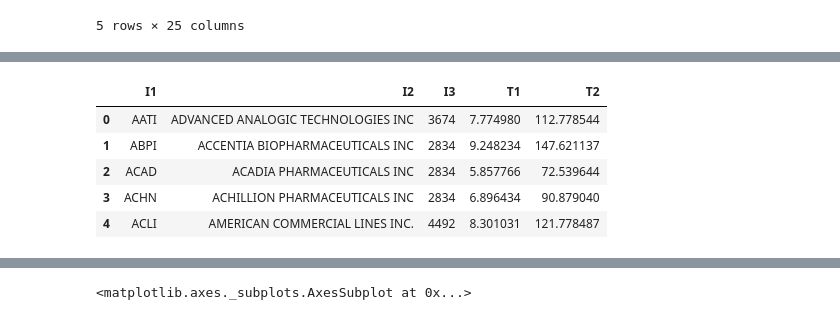
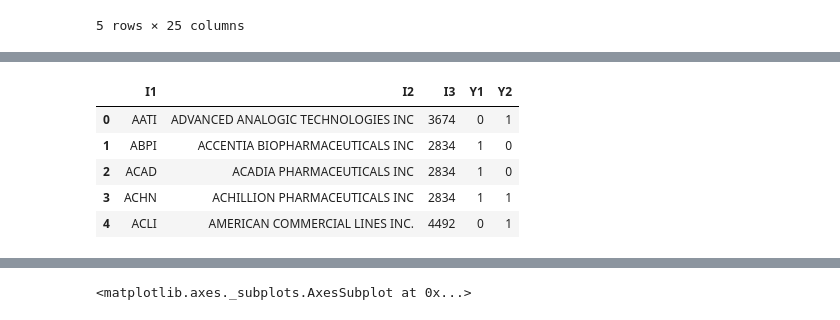
Before and after one commit to BA545-SP2019/2019-competition1-jkj, a Jupyter notebook: Pipeline 1 (Z-Score)/Normalization (ZScore).ipynb, the cells around one changed output, grey strips where cells are left out. Saved outputs shown, nothing was run; the diff lists cells and outputs as text; code cells hidden in the pictures.

```diff
--- a/Pipeline 1 (Z-Score)/Normalization (ZScore).ipynb
+++ b/Pipeline 1 (Z-Score)/Normalization (ZScore).ipynb
@@ -37,7 +37,7 @@ print(norm_df.isnull().sum(axis=0).tolist())
 # %%
 # Taking catagorical variables and putting them in df_I
 # This way, they do not interfere with Standardization
-df_I = norm_df.iloc[:,:3]
+df_I = df.iloc[:,:3]
 
 # Checking df_I
 df_I.head()
@@ -48,3 +48,8 @@ df_I.head()
 | 2 | ACAD | ACADIA PHARMACEUTICALS INC | 2834 |
 | 3 | ACHN | ACHILLION PHARMACEUTICALS INC | 2834 |
 | 4 | ACLI | AMERICAN COMMERCIAL LINES INC. | 4492 |
+# %%
+# Taking target variables and putting them in df_T
+# This way, they do not interfere with Normalization
+df_T = df.iloc[:,22:24]
+df_T.head()
@@ -51,8 +63,8 @@ df_I.head()
 # %%
 # Temporarily dropping catagorical variables from
 # norm_df DataFrame
-norm_df=norm_df.drop(['I1', 'I2', 'I3'], axis=1)
-norm_df.head()
+df=df.drop(['I1', 'I2', 'I3'], axis=1)
+df.head()
 # %% [output]
 |  | P_IPO | P_H | P_L | P_1DAY | C1 | C2 | C3 | C4 | C5 | C6 | ... | ... |
 | 0 | 1.000000 | 2.117912 | 0.929419 | 1.510341 | 2.086360 | 1.0 | 1.508104 | 0.029074 | 1.967162 | 1.915234 | ... | ... |
@@ -61,8 +73,3 @@ norm_df.head()
 | 3 | 1.060698 | 2.519842 | 1.146128 | 1.521173 | 2.320146 | 1.0 | -0.969052 | 0.020023 | 1.928444 | 1.880805 | ... | ... |
 | 4 | 1.322219 | 2.758924 | 1.278754 | 1.959459 | 1.903090 | 1.0 | 0.412129 | -0.034895 | 1.956366 | 1.905290 | ... | ... |
 5 rows × 25 columns
-# %%
-# Taking target variables and putting them in df_T
-# This way, they do not interfere with Normalization
-df_T = norm_df.iloc[:,11:13]
-df_T.head()
@@ -89,12 +76,12 @@ norm_df.head()
 # %%
-drop_df = pd.concat([df_I, df_T], axis=1, join_axes=[norm_df.index])
+drop_df = pd.concat([df_I, df_T], axis=1, join_axes=[df.index])
 drop_df.head()
 # %% [output]
-|  | I1 | I2 | I3 | T1 | T2 |
-| 0 | AATI | ADVANCED ANALOGIC TECHNOLOGIES INC | 3674 | 7.774980 | 112.778544 |
-| 1 | ABPI | ACCENTIA BIOPHARMACEUTICALS INC | 2834 | 9.248234 | 147.621137 |
-| 2 | ACAD | ACADIA PHARMACEUTICALS INC | 2834 | 5.857766 | 72.539644 |
-| 3 | ACHN | ACHILLION PHARMACEUTICALS INC | 2834 | 6.896434 | 90.879040 |
-| 4 | ACLI | AMERICAN COMMERCIAL LINES INC. | 4492 | 8.301031 | 121.778487 |
+|  | I1 | I2 | I3 | Y1 | Y2 |
+| 0 | AATI | ADVANCED ANALOGIC TECHNOLOGIES INC | 3674 | 0 | 1 |
+| 1 | ABPI | ACCENTIA BIOPHARMACEUTICALS INC | 2834 | 1 | 0 |
+| 2 | ACAD | ACADIA PHARMACEUTICALS INC | 2834 | 1 | 0 |
+| 3 | ACHN | ACHILLION PHARMACEUTICALS INC | 2834 | 1 | 1 |
+| 4 | ACLI | AMERICAN COMMERCIAL LINES INC. | 4492 | 0 | 1 |
 # %%
 # Column Names
```
Also changed, not shown: parts of 12 cells of this notebook, 2 other files.
